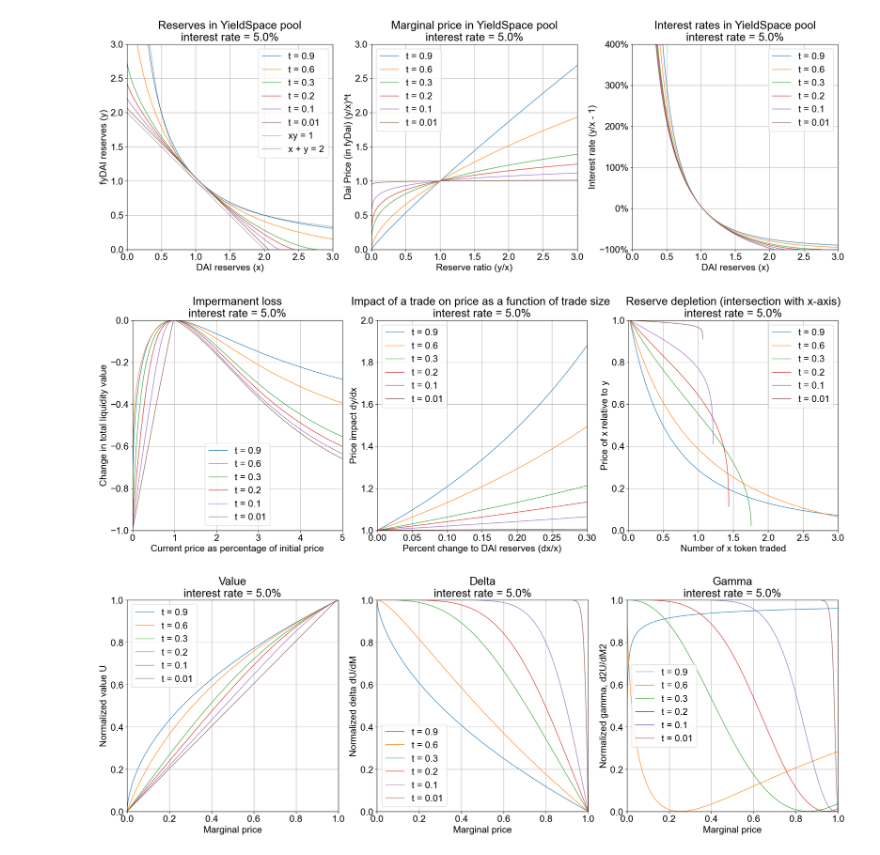
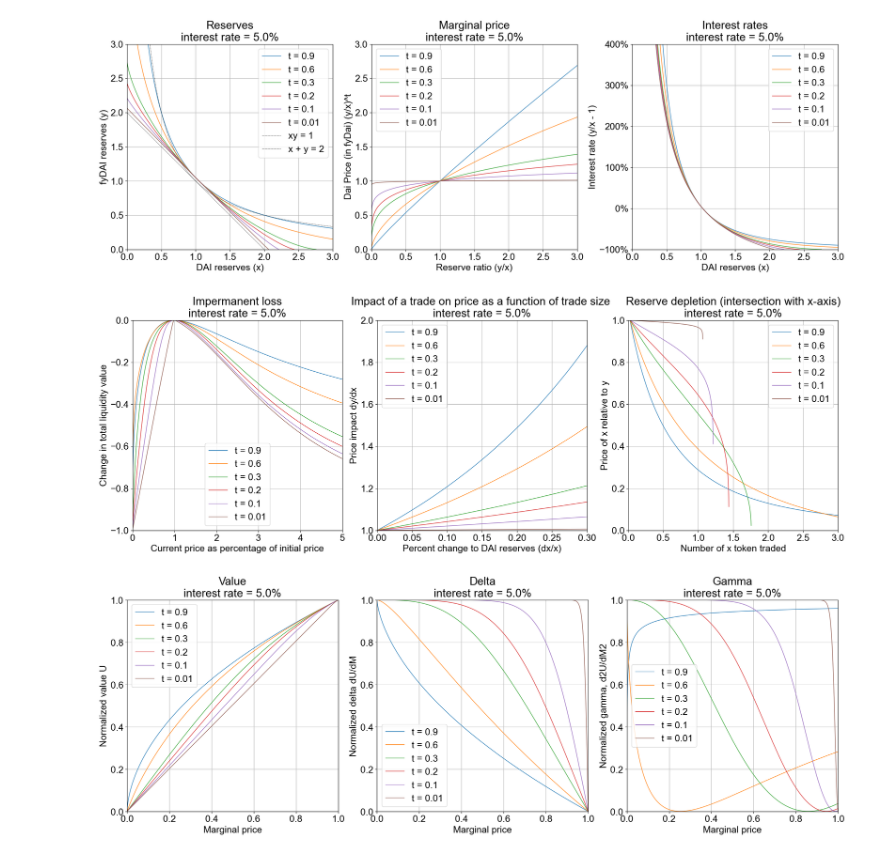
Before and after one commit to 0xKabat/Jupyter-Lab, a Jupyter notebook: YieldSpace.ipynb, the cells around one changed output. Cells and saved outputs as stored; diff of their text form; code cells hidden in the pictures.

```diff
--- a/YieldSpace.ipynb
+++ b/YieldSpace.ipynb
@@ -78,16 +78,16 @@ ax3.legend(legendValues)
 
 ax1.set_xlabel('DAI reserves (x)')
 ax1.set_ylabel('fyDAI reserves (y)')
-ax1.set_title('Reserves in YieldSpace pool\n' + 'interest rate = ' + str(r * 100) + '%')
+ax1.set_title('Reserves\n' + 'interest rate = ' + str(r * 100) + '%')
 
 # ax2.set_xlabel('DAI reserves (x)')
 ax2.set_xlabel('Reserve ratio (y/x)')
 ax2.set_ylabel('Dai Price (in fyDai) (y/x)^t')
-ax2.set_title('Marginal price in YieldSpace pool\n' + 'interest rate = ' + str(r * 100) + '%')
+ax2.set_title('Marginal price\n' + 'interest rate = ' + str(r * 100) + '%')
 
 ax3.set_xlabel('DAI reserves (x)')
 ax3.set_ylabel('Interest rate (y/x - 1)')
-ax3.set_title('Interest rates in YieldSpace pool\n' + 'interest rate = ' + str(r * 100) + '%')
+ax3.set_title('Interest rates\n' + 'interest rate = ' + str(r * 100) + '%')
 
 plt.show()
 
@@ -205,34 +205,34 @@ ax2.set_aspect(1)
 
 ax3.set_xlim([0, 1])
 ax3.set_ylim([0, 1])
 ax3.grid()
 ax3.set_aspect(1)
 
 # generate legend
 legendValues = []
 for i in range(len(times)):
     legendValues.append('t = ' + str(times[i]))
 legendValues.append('xy = 1')
 legendValues.append('x + y = 2')
 ax1.legend(legendValues)
 ax2.legend(legendValues)
 ax3.legend(legendValues)
 
 ax1.set_xlabel('Marginal price')
 ax1.set_ylabel('Normalized value U')
 ax1.set_title('Value\n' + 'interest rate = ' + str(r * 100) + '%')
 
 ax2.set_xlabel('Marginal price')
 ax2.set_ylabel('Normalized delta dU/dM')
 ax2.set_title('Delta\n' + 'interest rate = ' + str(r * 100) + '%')
 
 ax3.set_xlabel('Marginal price')
 ax3.set_ylabel('Normalized gamma, d2U/dM2')
 ax3.set_title('Gamma\n' + 'interest rate = ' + str(r * 100) + '%')
 
 plt.show()
 # %% [output]
-[figure, old version]
+[figure, new version]
 [figure]
 [figure]
 # %%
```
